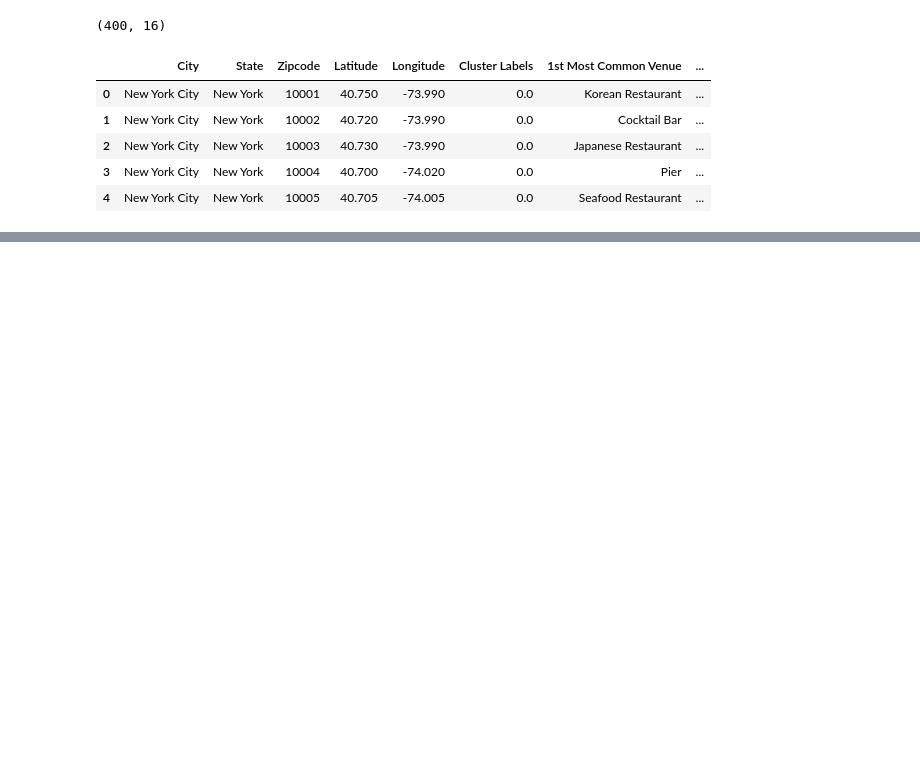
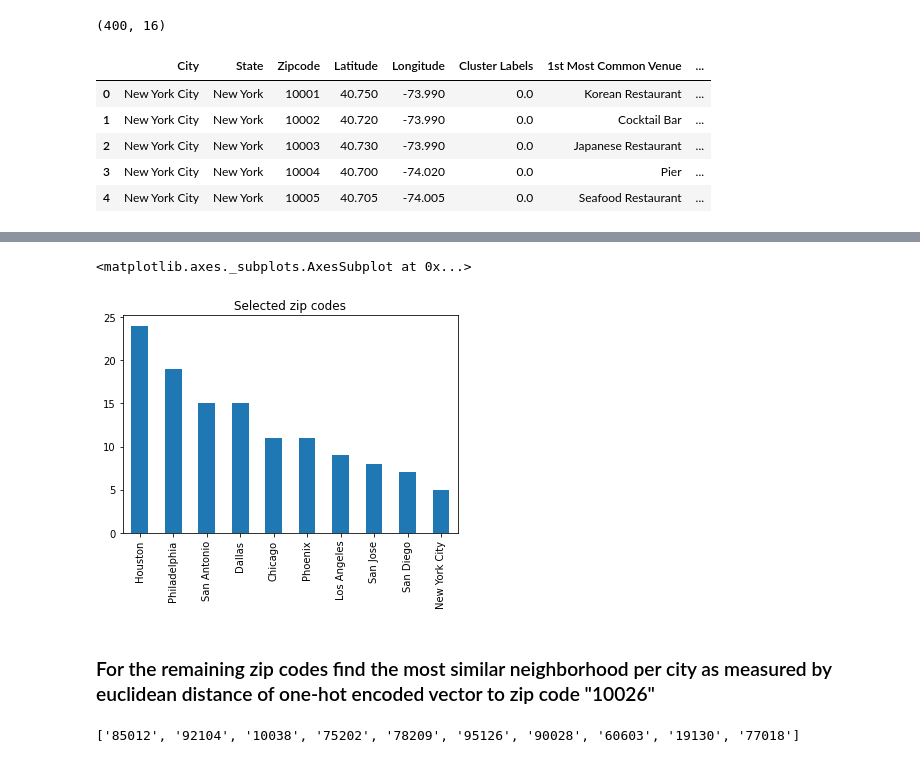
Before and after one commit to ztk007/Coursera_Capstone, a Jupyter notebook: Applied Data Science Capstone Week 4 and 5.ipynb, the cells around one changed output, grey strips where cells are left out. Drawn from its saved outputs; the diff is of its cells as text; code cells hidden in the pictures; blank space fills up the shorter version.

```diff
--- a/Applied Data Science Capstone Week 4 and 5.ipynb
+++ b/Applied Data Science Capstone Week 4 and 5.ipynb
@@ -534,0 +595,34 @@ plt.xticks(rotation=90)
+# %%
+cluster_reduced["City"].value_counts().plot(kind='bar', title="Selected zip codes")
+# %% [output]
+<matplotlib.axes._subplots.AxesSubplot at 0x...>
+[figure, added]
+# %% [markdown]
+### For the remaining zip codes find the most similar neighborhood per city as measured by euclidean distance of one-hot encoded vector to zip code "10026"
+# %%
+
+
+df_sel = df_grouped[ df_grouped["Zipcode"] == "10026" ]
+df_sel = df_sel.drop('Zipcode', 1)
+
+
+final_zipcodes = []
+for city in set(cluster_reduced["City"].values):
+    tmpx = cluster_reduced [ cluster_reduced["City"] == city ]["Zipcode"]
+    minval = 1e1000
+    minzip = ""
+    for z in tmpx.values:
+        df_cur = df_grouped[ df_grouped["Zipcode"] == z ]
+        df_cur = df_cur.drop('Zipcode', 1)
+        sqdist =  np.sum ([ (x1-x2)*(x1-x2) for x1,x2 in zip(df_sel.values,df_cur.values)] )
+        #print (sqdist)
+        if sqdist < minval:
+            minzip = z
+            minval = sqdist
+
+    #final_zipcodes.append([minzip,sqdist])
+    final_zipcodes.append(minzip)
+
+print (final_zipcodes)
+# %% [output]
+['85012', '92104', '10038', '75202', '78209', '95126', '90028', '60603', '19130', '77018']
```
Also changed, not shown: parts of 23 cells of this notebook.
